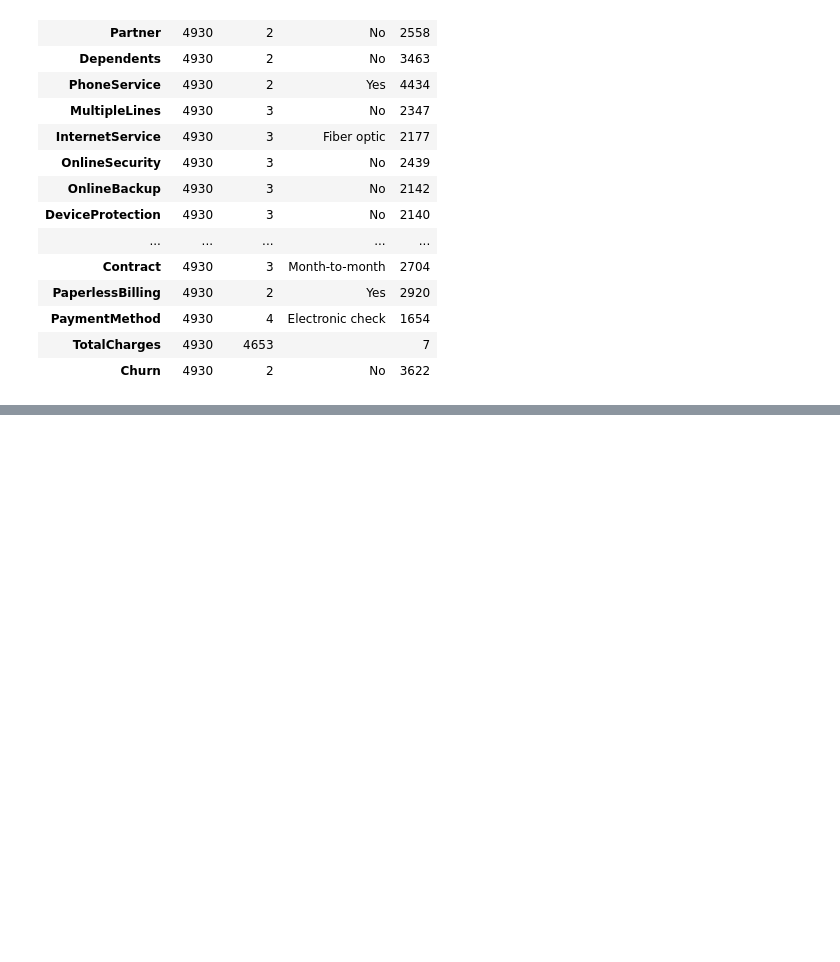
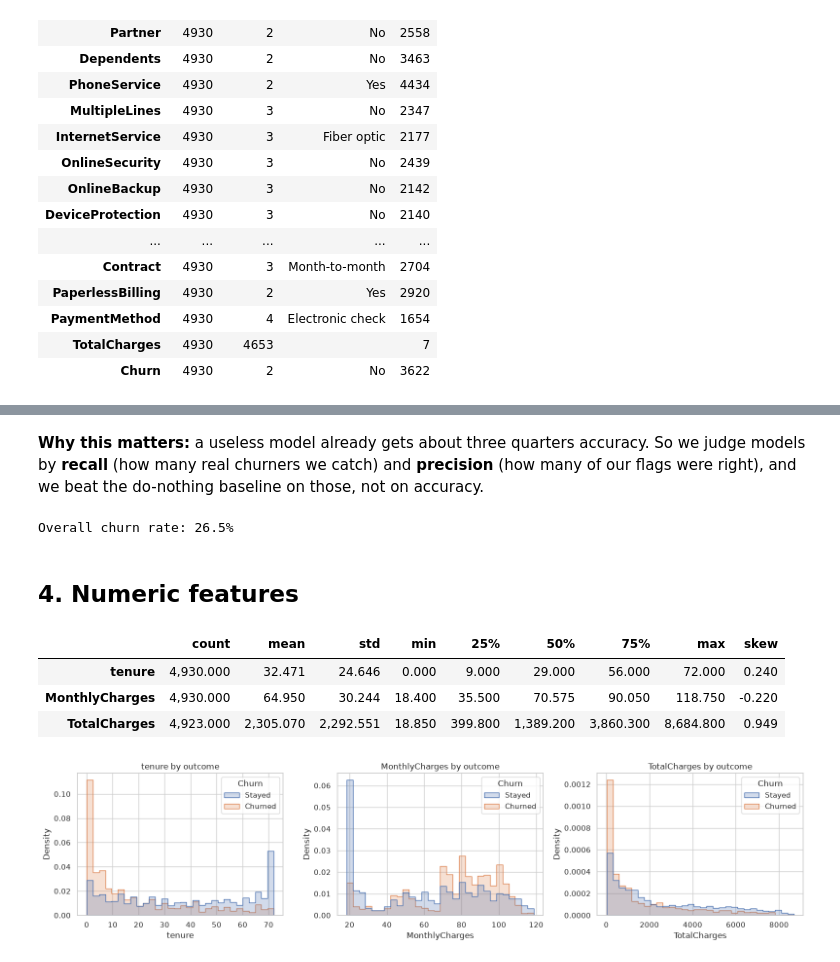
Before and after one commit to AbooMardiiyah/churn-prediction-mle, a Jupyter notebook: notebooks/01_EDA_cleaning.ipynb, the cells around one changed output, grey strips where cells are left out. Cells and saved outputs as stored; diff of their text form; code cells hidden in the pictures; blank space fills up the shorter version.

```diff
--- a/notebooks/01_EDA_cleaning.ipynb
+++ b/notebooks/01_EDA_cleaning.ipynb
@@ -74,0 +224,4 @@ train_df.describe(exclude="number").T
+# %%
+cat_cols = [c for c in train_df.select_dtypes(exclude="number").columns if c != "customerID"]
+for col in cat_cols:
+    print(f"{col:18s}", sorted(train_df[col].unique()))
@@ -74,0 +292,33 @@ train_df.describe(exclude="number").T
+# %% [markdown]
+**Why this matters:** a useless model already gets about three quarters accuracy. So we judge models by **recall** (how many real churners we catch)
+and **precision** (how many of our flags were right), and we beat the do-nothing baseline on those, not on accuracy.
+# %%
+# From here on the target is a number: 1 = churned, 0 = stayed
+train_df["Churn"] = train_df["Churn"].map({"No": 0, "Yes": 1})
+assert train_df["Churn"].notna().all()
+
+base_rate = train_df["Churn"].mean()
+status = train_df["Churn"].map({0: "Stayed", 1: "Churned"})   # readable labels for plots
+print(f"Overall churn rate: {base_rate:.1%}")
+# %% [output]
+Overall churn rate: 26.5%
+# %% [markdown]
+## 4. Numeric features
+# %%
+num_cols = ["tenure", "MonthlyCharges", "TotalCharges"]
+train_df[num_cols].describe().T.assign(skew=train_df[num_cols].skew())
+# %% [output]
+|  | count | mean | std | min | 25% | 50% | 75% | max | skew |
+| tenure | 4,930.000 | 32.471 | 24.646 | 0.000 | 9.000 | 29.000 | 56.000 | 72.000 | 0.240 |
+| MonthlyCharges | 4,930.000 | 64.950 | 30.244 | 18.400 | 35.500 | 70.575 | 90.050 | 118.750 | -0.220 |
+| TotalCharges | 4,923.000 | 2,305.070 | 2,292.551 | 18.850 | 399.800 | 1,389.200 | 3,860.300 | 8,684.800 | 0.949 |
+# %%
+fig, axes = plt.subplots(1, 3, figsize=(16, 4))
+for ax, col in zip(axes, num_cols):
+    sns.histplot(data=train_df, x=col, hue=status, stat="density", common_norm=False,
+                 element="step", bins=30, ax=ax)
+    ax.set_title(f"{col} by outcome")
+plt.tight_layout()
+plt.show()
+# %% [output]
+[figure, added]
```
Also changed, not shown: parts of 62 cells of this notebook.
